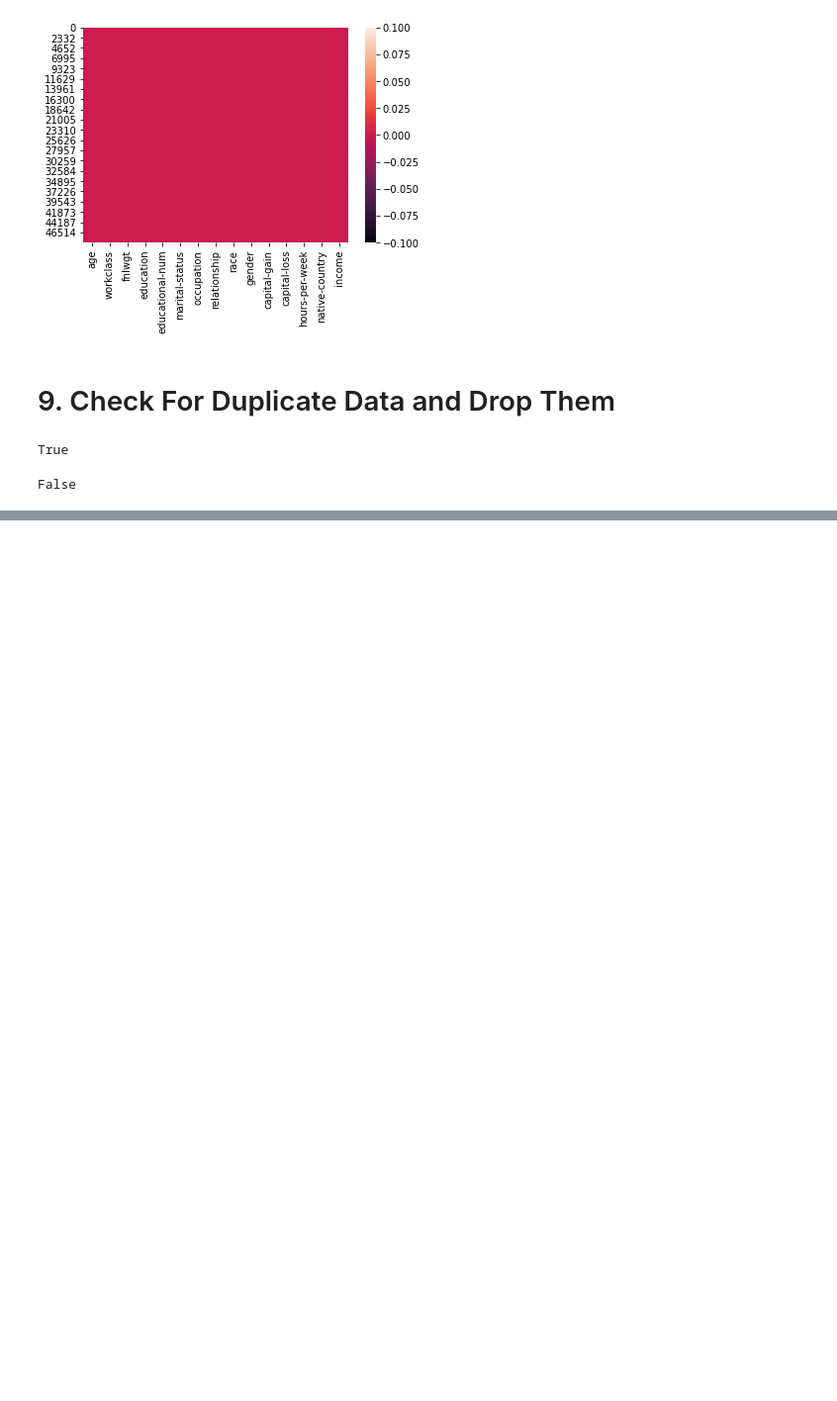
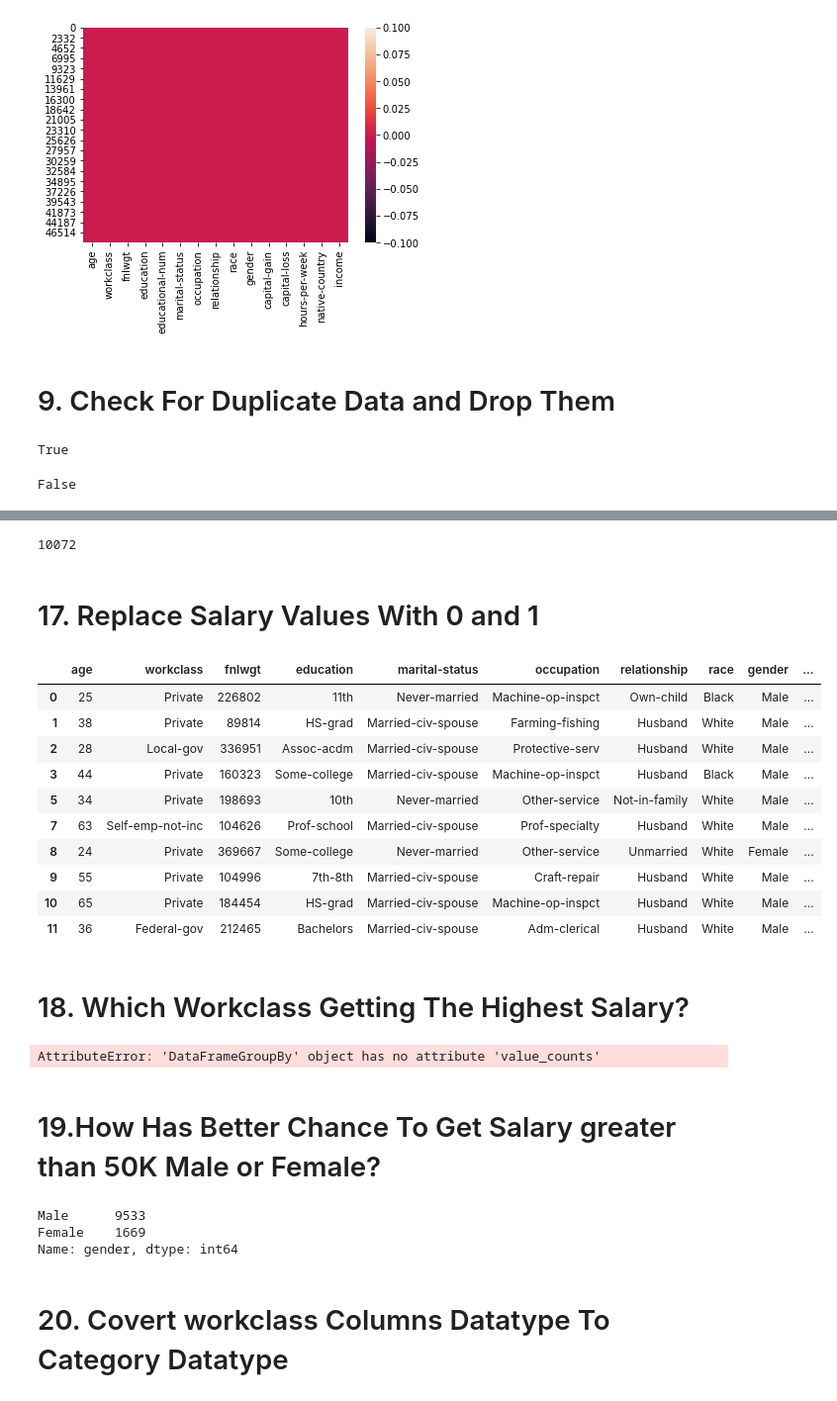
Before and after one commit to shantanu89/Pandas_Analysis, a Jupyter notebook: Income Analysis/Income_Anlysis.ipynb, the cells around one changed output, grey strips where cells are left out. Shown at 99% size. Saved outputs shown, nothing was run; the diff lists cells and outputs as text; code cells hidden in the pictures; blank space fills up the shorter version.

```diff
--- a/Income Analysis/Income_Anlysis.ipynb
+++ b/Income Analysis/Income_Anlysis.ipynb
@@ -350,0 +415,38 @@ False
+# %%
+sum((df['education']=='Bachelors') | (df['education']=='Masters'))
+# %% [output]
+10072
+# %% [markdown]
+# 17. Replace Salary Values With 0 and 1
+# %%
+df['income']=df['income'].map({'<=50K':0,'>50K':1})
+# %%
+df.head(10)
+# %% [output]
+|  | age | workclass | fnlwgt | education | marital-status | occupation | relationship | race | gender | ... |
+| 0 | 25 | Private | 226802 | 11th | Never-married | Machine-op-inspct | Own-child | Black | Male | ... |
+| 1 | 38 | Private | 89814 | HS-grad | Married-civ-spouse | Farming-fishing | Husband | White | Male | ... |
+| 2 | 28 | Local-gov | 336951 | Assoc-acdm | Married-civ-spouse | Protective-serv | Husband | White | Male | ... |
+| 3 | 44 | Private | 160323 | Some-college | Married-civ-spouse | Machine-op-inspct | Husband | Black | Male | ... |
+| 5 | 34 | Private | 198693 | 10th | Never-married | Other-service | Not-in-family | White | Male | ... |
+| 7 | 63 | Self-emp-not-inc | 104626 | Prof-school | Married-civ-spouse | Prof-specialty | Husband | White | Male | ... |
+| 8 | 24 | Private | 369667 | Some-college | Never-married | Other-service | Unmarried | White | Female | ... |
+| 9 | 55 | Private | 104996 | 7th-8th | Married-civ-spouse | Craft-repair | Husband | White | Male | ... |
+| 10 | 65 | Private | 184454 | HS-grad | Married-civ-spouse | Machine-op-inspct | Husband | White | Male | ... |
+| 11 | 36 | Federal-gov | 212465 | Bachelors | Married-civ-spouse | Adm-clerical | Husband | White | Male | ... |
+# %% [markdown]
+# 18. Which Workclass Getting The Highest Salary?
+# %%
+df.groupby('workclass').value_counts()
+# %% [output]
+AttributeError: 'DataFrameGroupBy' object has no attribute 'value_counts'
+# %% [markdown]
+# 19.How Has Better Chance To Get Salary greater than 50K Male or Female?
+# %%
+(df[df['income']==1]['gender'].value_counts())
+# %% [output]
+Male      9533
+Female    1669
+Name: gender, dtype: int64
+# %% [markdown]
+# 20. Covert workclass Columns Datatype To Category Datatype
```
Also changed, not shown: parts of 15 cells of this notebook.
